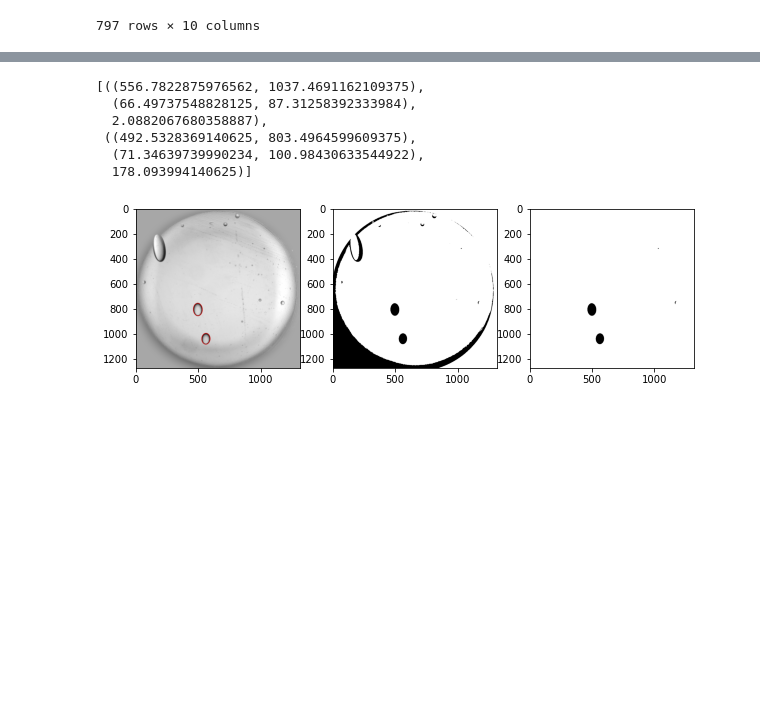
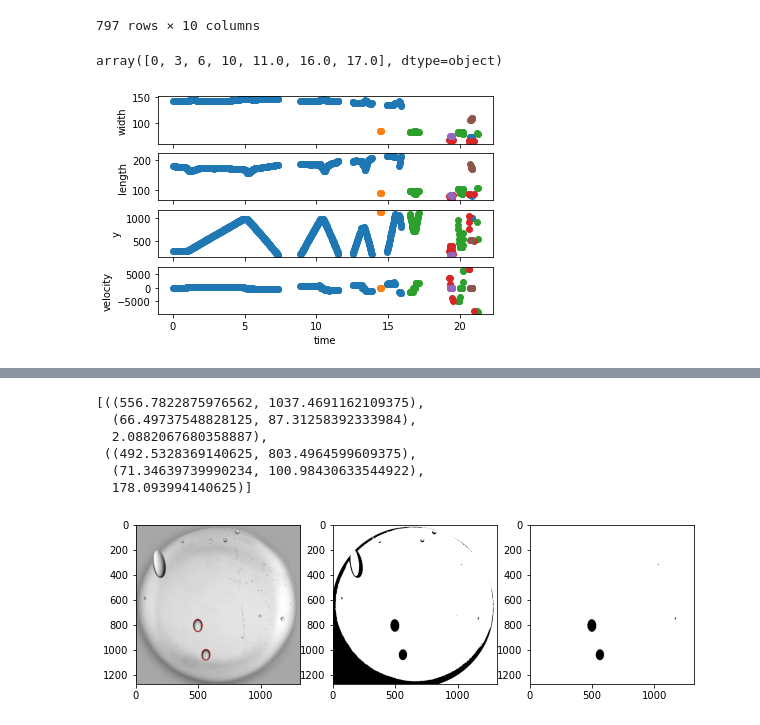
Before and after one commit to usnistgov/shearCellTensiometry, a Jupyter notebook: ipynb/fileHandling.ipynb, the cells around one changed output, grey strips where cells are left out. Cells and saved outputs as stored; diff of their text form; code cells hidden in the pictures; blank space fills up the shorter version.

```diff
--- a/ipynb/fileHandling.ipynb
+++ b/ipynb/fileHandling.ipynb
@@ -82,6 +82,32 @@ def cubehelix1(val:float):
     '''val should be 0-1. returns a color'''
     cm = sns.cubehelix_palette(as_cmap=True, rot=-0.4)
     return cm(val)
+# %%
+vi.relabeledDroplets.dropNum.unique()
+# %% [output]
+array([0, 3, 6, 10, 11.0, 16.0, 17.0], dtype=object)
+# %%
+vi.consolidateDroplets()
+fig, axs = plt.subplots(4,1, sharex=True)
+axs[0].set_ylabel('width')
+axs[1].set_ylabel('length')
+axs[2].set_ylabel('y')
+axs[3].set_ylabel('velocity')
+axs[3].set_xlabel('time')
+
+for n in vi.relabeledDroplets.dropNum.unique():
+    color = cubehelix1(n/8)
+    d0 = vi.relabeledDroplets[vi.relabeledDroplets['dropNum']==n]
+    d0 = d0[(d0['v']>0)|(d0['v']<0)]
+    d0 = d0[d0['time']>0]
+    d1 = vr.removeOutliers(d0, 'w')
+    d1 = vr.removeOutliers(d0, 'v')
+    axs[0].scatter(d1['time'],d1['w'], label=n)
+    axs[1].scatter(d1['time'], d1['l'], label=n)
+    axs[2].scatter(d1['time'], d1['y'], label=n)
+    axs[3].scatter(d1['time'], d1['v'], label=n)
+# %% [output]
+[figure, added]
 # %%
 fig, axs = plt.subplots(4,1, sharex=True)
 axs[0].set_ylabel('width')
```
Also changed, not shown: parts of 6 cells of this notebook, 2 other files.
